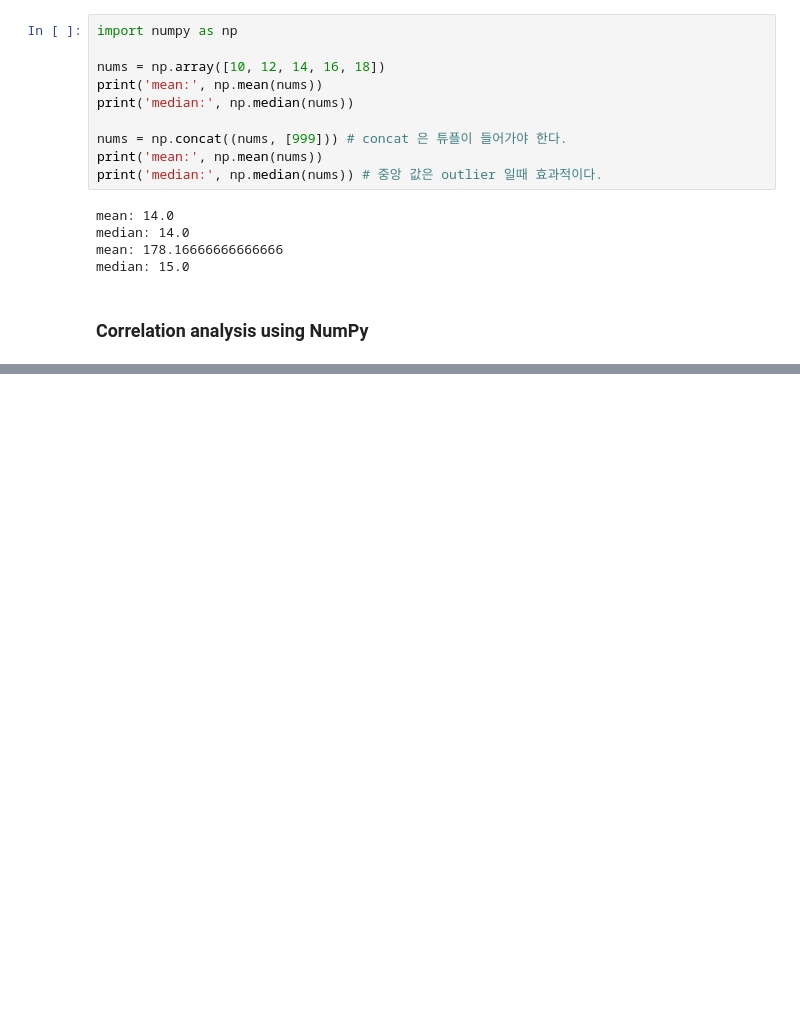
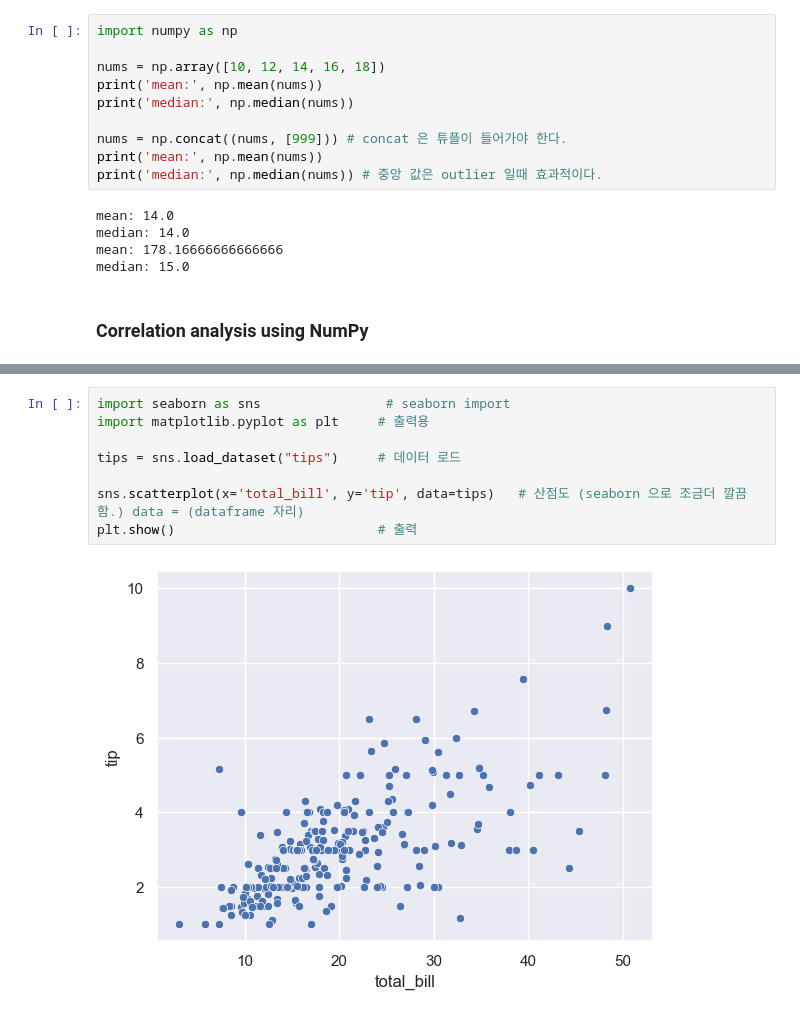
Before and after one commit to juwoojae/FundamentalsOfDataScience, a Jupyter notebook: week5/lecture9.ipynb, the cells around one changed output, grey strips where cells are left out. Drawn from its saved outputs; the diff is of its cells as text; blank space fills up the shorter version.

```diff
--- a/week5/lecture9.ipynb
+++ b/week5/lecture9.ipynb
@@ -44,0 +181,10 @@ array([[1.        , 1.        , 0.06170031],
+# %%
+import seaborn as sns                # seaborn import
+import matplotlib.pyplot as plt     # 출력용
+
+tips = sns.load_dataset("tips")     # 데이터 로드
+
+sns.scatterplot(x='total_bill', y='tip', data=tips)   # 산점도 (seaborn 으로 조금더 깔끔함.) data = (dataframe 자리)
+plt.show()                          # 출력
+# %% [output]
+[figure, added]
```
Also changed, not shown: parts of 10 cells of this notebook.
